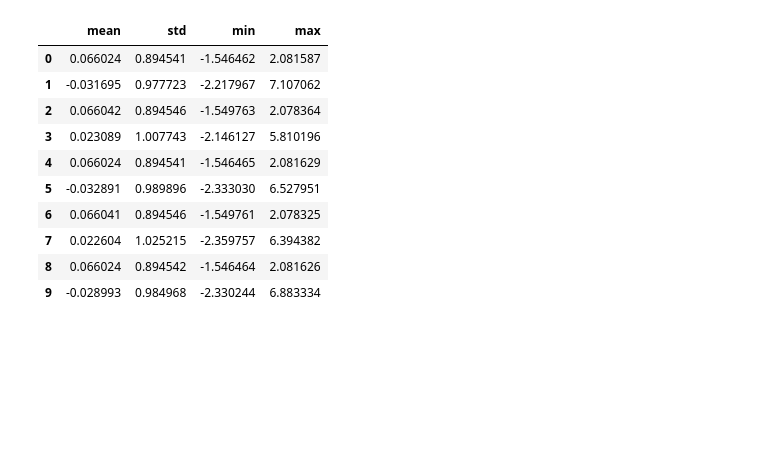
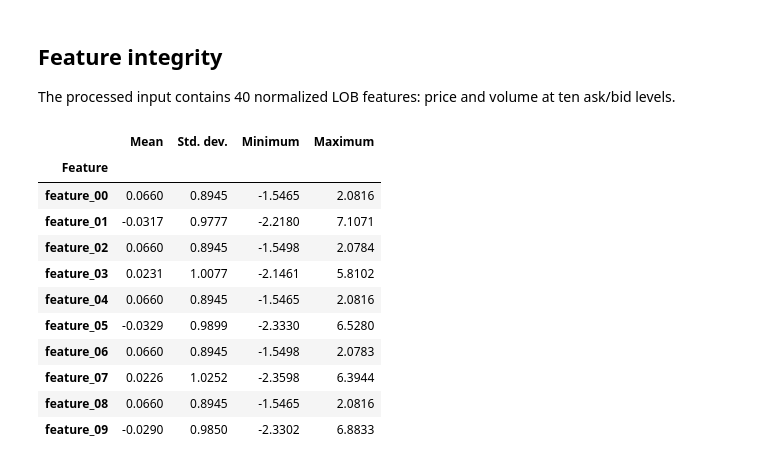
Before and after one commit to Yanshuaimath/cost-aware-limit-order-book-forecasting, a Jupyter notebook: notebooks/01_data_audit.ipynb, the cells around one changed output. Saved outputs shown, nothing was run; the diff lists cells and outputs as text; code cells hidden in the pictures; blank space fills up the shorter version.

```diff
--- a/notebooks/01_data_audit.ipynb
+++ b/notebooks/01_data_audit.ipynb
@@ -3,17 +5,23 @@
 # %%
+from pathlib import Path
+import subprocess
+import sys
 
-from pathlib import Path
-import json, sys
 import numpy as np
 import pandas as pd
-import matplotlib.pyplot as plt
 
-ROOT = Path.cwd()
-if not (ROOT / "src").exists():
-    ROOT = ROOT.parent
-sys.path.insert(0, str(ROOT / "src"))
-PROCESSED = ROOT / "data/processed/synthetic_h50"
-print("Repository:", ROOT)
+REPO_ROOT = Path.cwd().resolve()
+if not (REPO_ROOT / "src").exists():
+    REPO_ROOT = REPO_ROOT.parent
+if not (REPO_ROOT / "src").exists():
+    raise FileNotFoundError("Run this notebook from the repository or notebooks directory.")
+
+sys.path.insert(0, str(REPO_ROOT / "src"))
+RAW = REPO_ROOT / "data/sample/synthetic_fi2010.txt"
+PROCESSED = REPO_ROOT / "data/processed/synthetic_h50"
+
+print("Repository:", REPO_ROOT)
+print("Raw synthetic data:", RAW)
 print("Processed data:", PROCESSED)
 # %% [output]
 Repository: /home/shuaigou2025/projects/cost-aware-limit-order-book-forecasting
@@ -41,21 +113,31 @@ data.metadata
+# %% [markdown]
+## Feature integrity
+
+The processed input contains 40 normalized LOB features: price and volume at ten ask/bid levels.
 # %%
-summary = pd.DataFrame({
-    "mean": np.asarray(data.features).mean(axis=0),
-    "std": np.asarray(data.features).std(axis=0),
-    "min": np.asarray(data.features).min(axis=0),
-    "max": np.asarray(data.features).max(axis=0),
-})
-summary.head(10)
+features = np.asarray(data.features)
+feature_summary = pd.DataFrame(
+    {
+        "Mean": features.mean(axis=0),
+        "Std. dev.": features.std(axis=0),
+        "Minimum": features.min(axis=0),
+        "Maximum": features.max(axis=0),
+    },
+)
+feature_summary.index = [f"feature_{index:02d}" for index in range(features.shape[1])]
+feature_summary.index.name = "Feature"
+feature_summary.head(10).style.format("{:.4f}")
 # %% [output]
-|  | mean | std | min | max |
-| 0 | 0.066024 | 0.894541 | -1.546462 | 2.081587 |
-| 1 | -0.031695 | 0.977723 | -2.217967 | 7.107062 |
-| 2 | 0.066042 | 0.894546 | -1.549763 | 2.078364 |
-| 3 | 0.023089 | 1.007743 | -2.146127 | 5.810196 |
-| 4 | 0.066024 | 0.894541 | -1.546465 | 2.081629 |
-| 5 | -0.032891 | 0.989896 | -2.333030 | 6.527951 |
-| 6 | 0.066041 | 0.894546 | -1.549761 | 2.078325 |
-| 7 | 0.022604 | 1.025215 | -2.359757 | 6.394382 |
-| 8 | 0.066024 | 0.894542 | -1.546464 | 2.081626 |
-| 9 | -0.028993 | 0.984968 | -2.330244 | 6.883334 |
+|  | Mean | Std. dev. | Minimum | Maximum |
+| Feature |  |  |  |  |
+| feature_00 | 0.0660 | 0.8945 | -1.5465 | 2.0816 |
+| feature_01 | -0.0317 | 0.9777 | -2.2180 | 7.1071 |
+| feature_02 | 0.0660 | 0.8945 | -1.5498 | 2.0784 |
+| feature_03 | 0.0231 | 1.0077 | -2.1461 | 5.8102 |
+| feature_04 | 0.0660 | 0.8945 | -1.5465 | 2.0816 |
+| feature_05 | -0.0329 | 0.9899 | -2.3330 | 6.5280 |
+| feature_06 | 0.0660 | 0.8945 | -1.5498 | 2.0783 |
+| feature_07 | 0.0226 | 1.0252 | -2.3598 | 6.3944 |
+| feature_08 | 0.0660 | 0.8945 | -1.5465 | 2.0816 |
+| feature_09 | -0.0290 | 0.9850 | -2.3302 | 6.8833 |
 # %%
```
Also changed, not shown: parts of 10 cells of this notebook, 7 other files.
